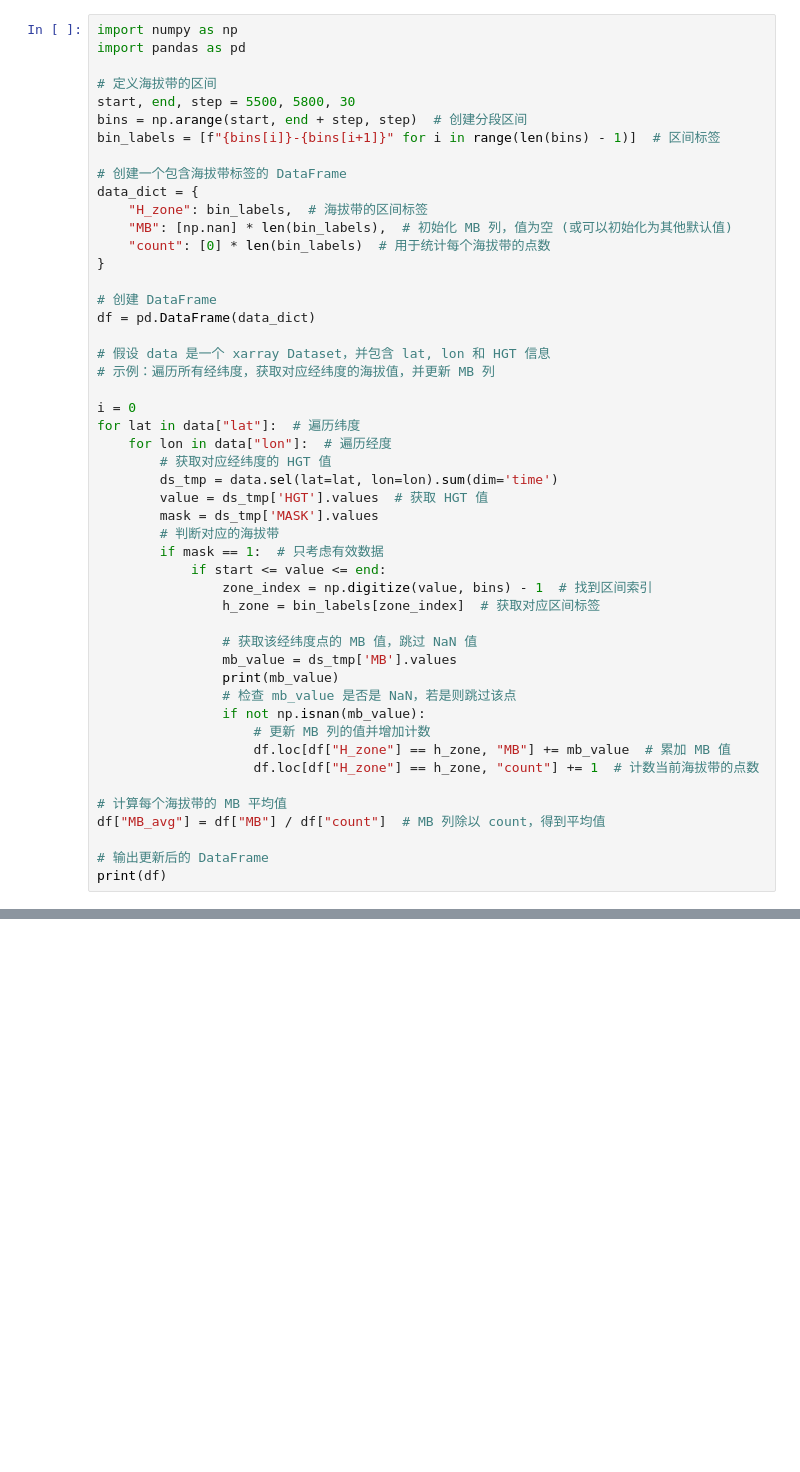
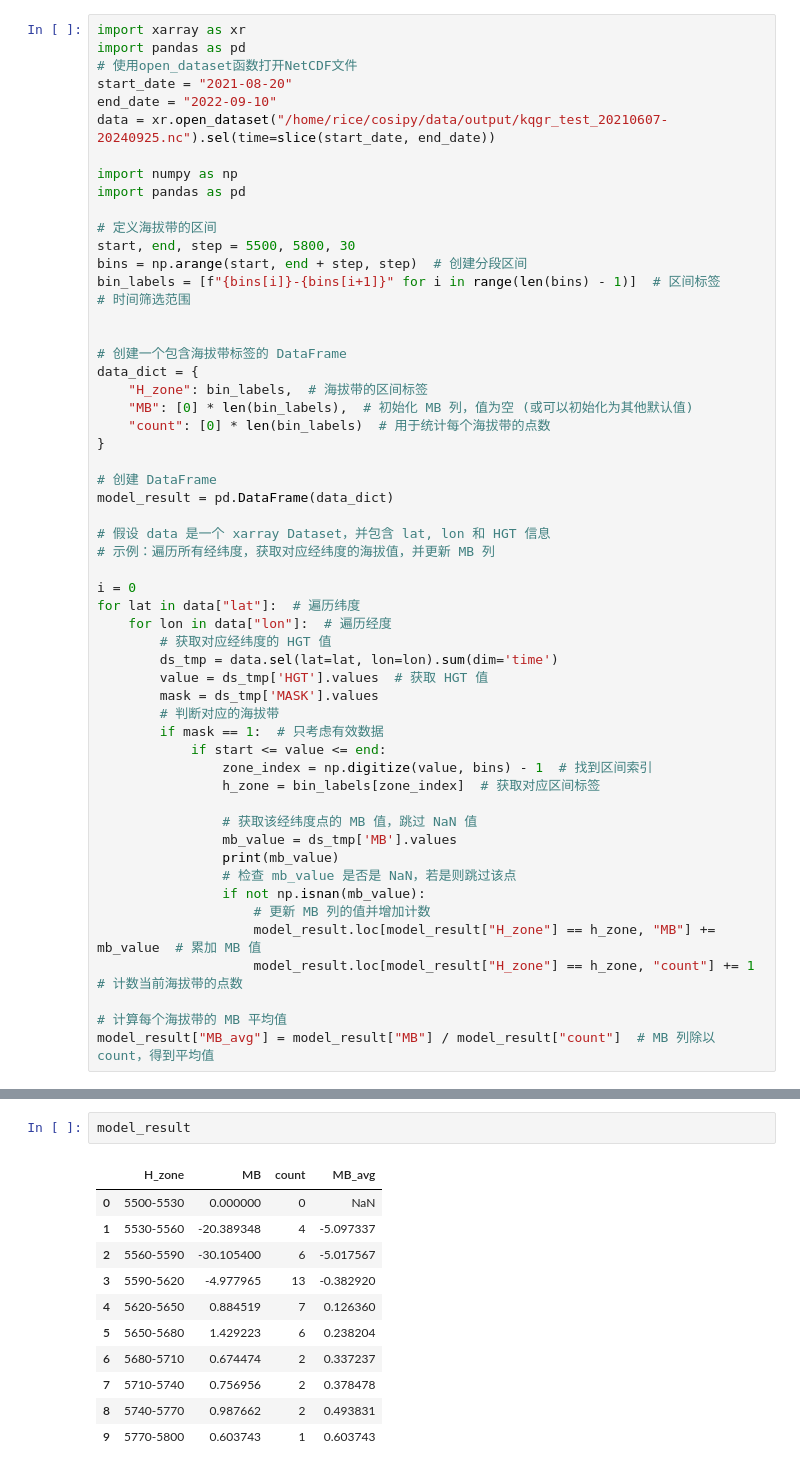
Before and after one commit to Rice-cas/cosipy_kqgr, a Jupyter notebook: mb_comparision.ipynb, the cells around one changed output, grey strips where cells are left out. Saved outputs shown, nothing was run; the diff lists cells and outputs as text; blank space fills up the shorter version.

```diff
--- a/mb_comparision.ipynb
+++ b/mb_comparision.ipynb
@@ -26,4 +3,11 @@ array([[nan, nan, nan, nan, nan, nan, nan, nan, nan, nan, nan, nan, nan,
 # %%
+import xarray as xr
+import pandas as pd
+# 使用open_dataset函数打开NetCDF文件
+start_date = "2021-08-20"
+end_date = "2022-09-10"
+data = xr.open_dataset("/home/rice/cosipy/data/output/kqgr_test_20210607-20240925.nc").sel(time=slice(start_date, end_date))
+
 import numpy as np
 import pandas as pd
 
@@ -31,16 +15,18 @@ import pandas as pd
 start, end, step = 5500, 5800, 30
 bins = np.arange(start, end + step, step)  # 创建分段区间
 bin_labels = [f"{bins[i]}-{bins[i+1]}" for i in range(len(bins) - 1)]  # 区间标签
+# 时间筛选范围
+
 
 # 创建一个包含海拔带标签的 DataFrame
 data_dict = {
     "H_zone": bin_labels,  # 海拔带的区间标签
-    "MB": [np.nan] * len(bin_labels),  # 初始化 MB 列，值为空 (或可以初始化为其他默认值)
+    "MB": [0] * len(bin_labels),  # 初始化 MB 列，值为空 (或可以初始化为其他默认值)
     "count": [0] * len(bin_labels)  # 用于统计每个海拔带的点数
 }
 
 # 创建 DataFrame
-df = pd.DataFrame(data_dict)
+model_result = pd.DataFrame(data_dict)
 
 # 假设 data 是一个 xarray Dataset，并包含 lat, lon 和 HGT 信息
 # 示例：遍历所有经纬度，获取对应经纬度的海拔值，并更新 MB 列
@@ -64,11 +50,8 @@ for lat in data["lat"]:  # 遍历纬度
                 # 检查 mb_value 是否是 NaN，若是则跳过该点
                 if not np.isnan(mb_value):
                     # 更新 MB 列的值并增加计数
-                    df.loc[df["H_zone"] == h_zone, "MB"] += mb_value  # 累加 MB 值
-                    df.loc[df["H_zone"] == h_zone, "count"] += 1  # 计数当前海拔带的点数
+                    model_result.loc[model_result["H_zone"] == h_zone, "MB"] += mb_value  # 累加 MB 值
+                    model_result.loc[model_result["H_zone"] == h_zone, "count"] += 1  # 计数当前海拔带的点数
 
 # 计算每个海拔带的 MB 平均值
-df["MB_avg"] = df["MB"] / df["count"]  # MB 列除以 count，得到平均值
-
-# 输出更新后的 DataFrame
-print(df)
+model_result["MB_avg"] = model_result["MB"] / model_result["count"]  # MB 列除以 count，得到平均值
@@ -74,0 +82,14 @@ print(df)
+# %%
+model_result
+# %% [output]
+|  | H_zone | MB | count | MB_avg |
+| 0 | 5500-5530 | 0.000000 | 0 | NaN |
+| 1 | 5530-5560 | -20.389348 | 4 | -5.097337 |
+| 2 | 5560-5590 | -30.105400 | 6 | -5.017567 |
+| 3 | 5590-5620 | -4.977965 | 13 | -0.382920 |
+| 4 | 5620-5650 | 0.884519 | 7 | 0.126360 |
+| 5 | 5650-5680 | 1.429223 | 6 | 0.238204 |
+| 6 | 5680-5710 | 0.674474 | 2 | 0.337237 |
+| 7 | 5710-5740 | 0.756956 | 2 | 0.378478 |
+| 8 | 5740-5770 | 0.987662 | 2 | 0.493831 |
+| 9 | 5770-5800 | 0.603743 | 1 | 0.603743 |
```
Also changed, not shown: parts of 9 cells of this notebook, 5 other files.
